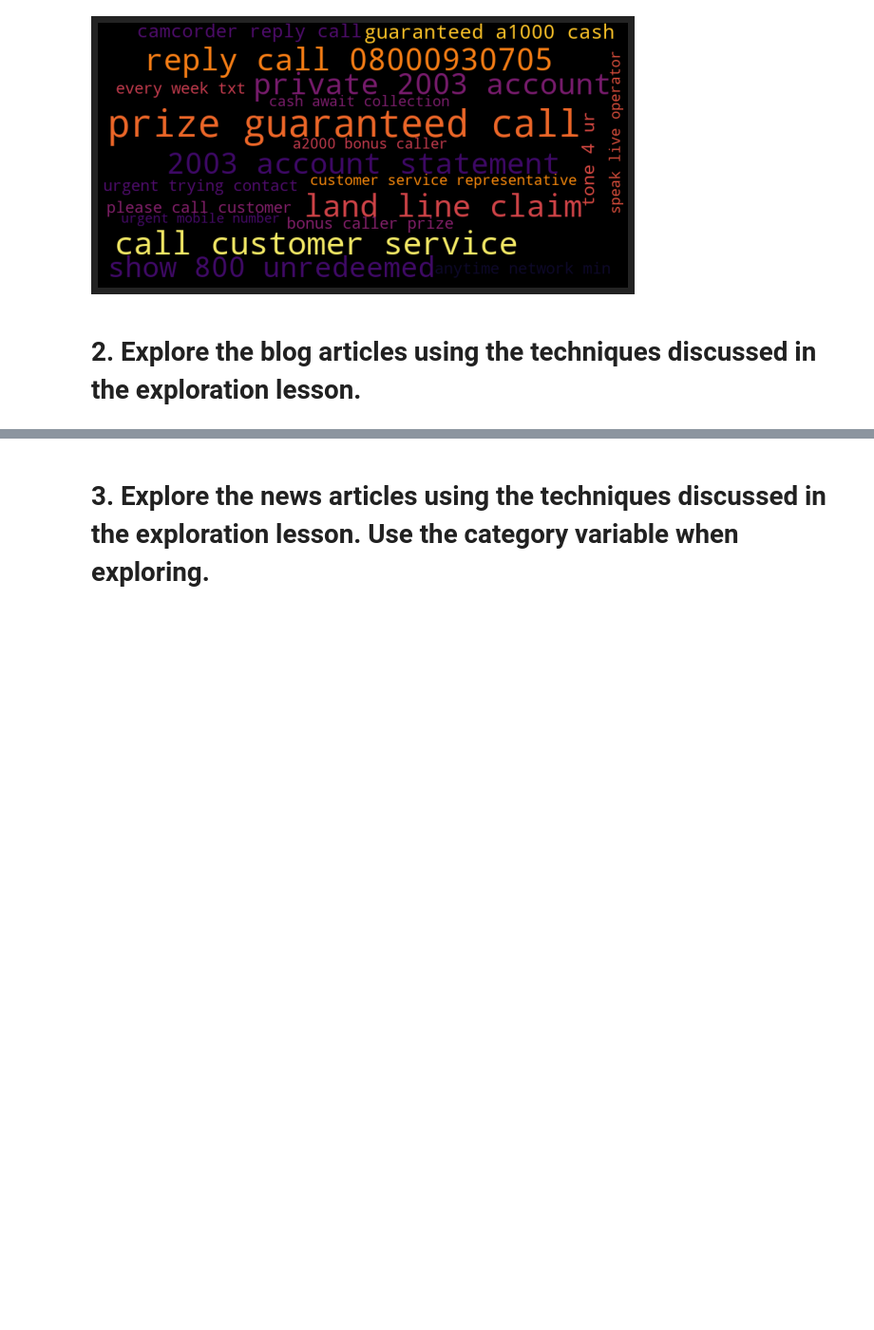
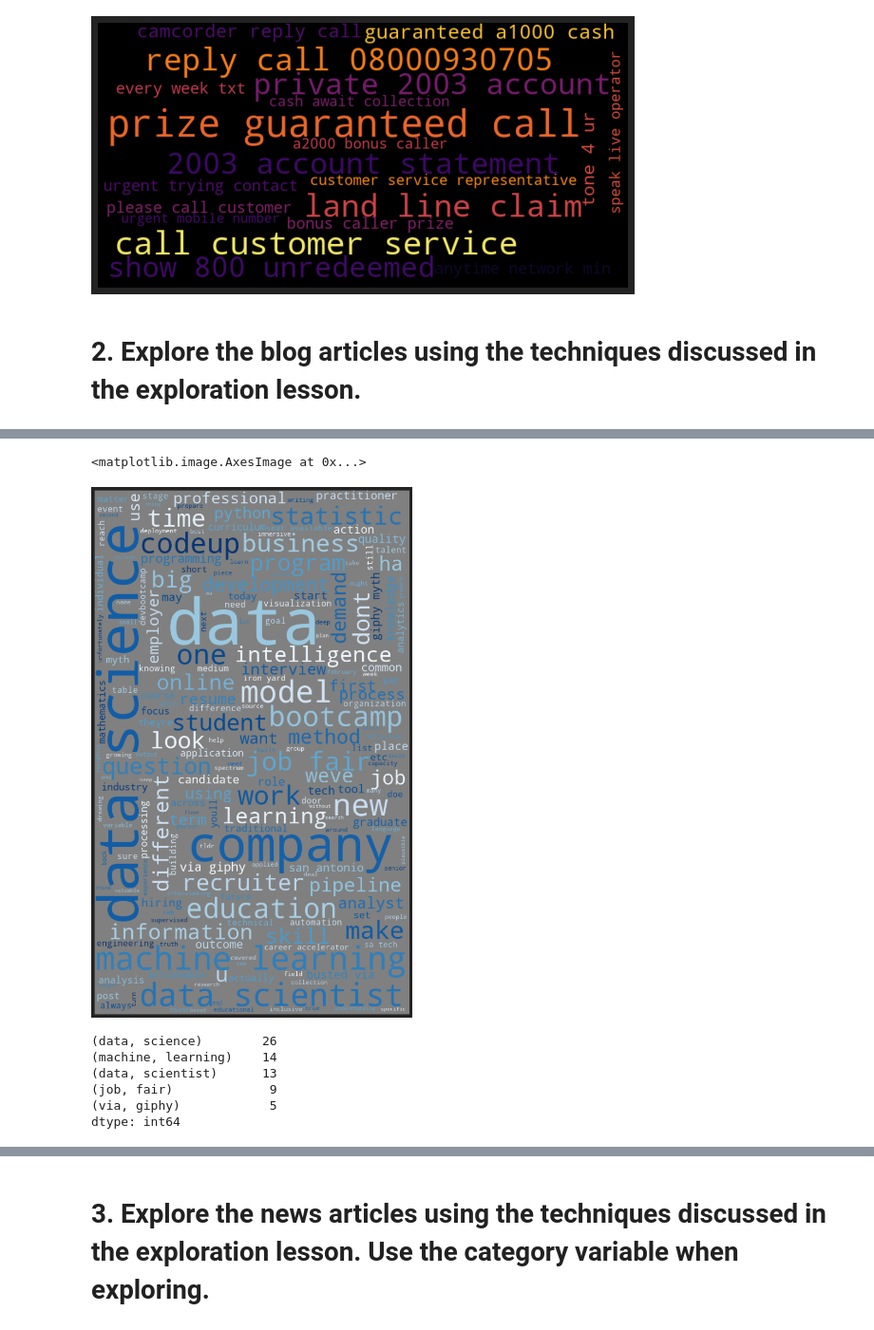
Before and after one commit to Ken-Alviola/natural-language-processing-exercises, a Jupyter notebook: explore.ipynb, the cells around one changed output, grey strips where cells are left out. Shown at 95% size. Drawn from its saved outputs; the diff is of its cells as text; code cells hidden in the pictures; blank space fills up the shorter version.

```diff
--- a/explore.ipynb
+++ b/explore.ipynb
@@ -294,0 +309,7 @@ from acquire import get_blog_articles, get_news_articles
+# %%
+codeup_df = codeup_df.rename({'content':'original'},axis=1)
+codeup_df['clean'] = codeup_df.original.apply(lambda x: basic_clean(x))
+codeup_df['stemmed'] = codeup_df.clean.apply(lambda x: stem(x))
+codeup_df['lemmatized'] = codeup_df.clean.apply(lambda x: lemmatize(x))
+codeup_df['stopwords_removed'] = codeup_df.lemmatized.apply(lambda x: remove_stopwords(x))
+codeup_df.head()
@@ -294,0 +323,3 @@ from acquire import get_blog_articles, get_news_articles
+# %%
+all_blog_words = ' '.join(codeup_df.stopwords_removed)
+all_blog_words
@@ -294,0 +328,2 @@ from acquire import get_blog_articles, get_news_articles
+# %%
+all_blog_words = pd.Series(all_blog_words.split())
@@ -294,0 +350,22 @@ from acquire import get_blog_articles, get_news_articles
+# %%
+all_cloud = WordCloud(background_color='grey', colormap='Blues_r', height=1000, width=600).generate(' '.join(all_blog_words))
+# %%
+plt.figure(figsize=(100,20))
+plt.axis('off')
+plt.imshow(all_cloud)
+# %% [output]
+<matplotlib.image.AxesImage at 0x...>
+[figure, added]
+# %%
+top_20_codeup_bigrams = (pd.Series(nltk.ngrams(all_blog_words, 2))
+                      .value_counts()
+                      .head(20))
+
+top_20_codeup_bigrams.head()
+# %% [output]
+(data, science)        26
+(machine, learning)    14
+(data, scientist)      13
+(job, fair)             9
+(via, giphy)            5
+dtype: int64
```
Also changed, not shown: parts of 16 cells of this notebook.
